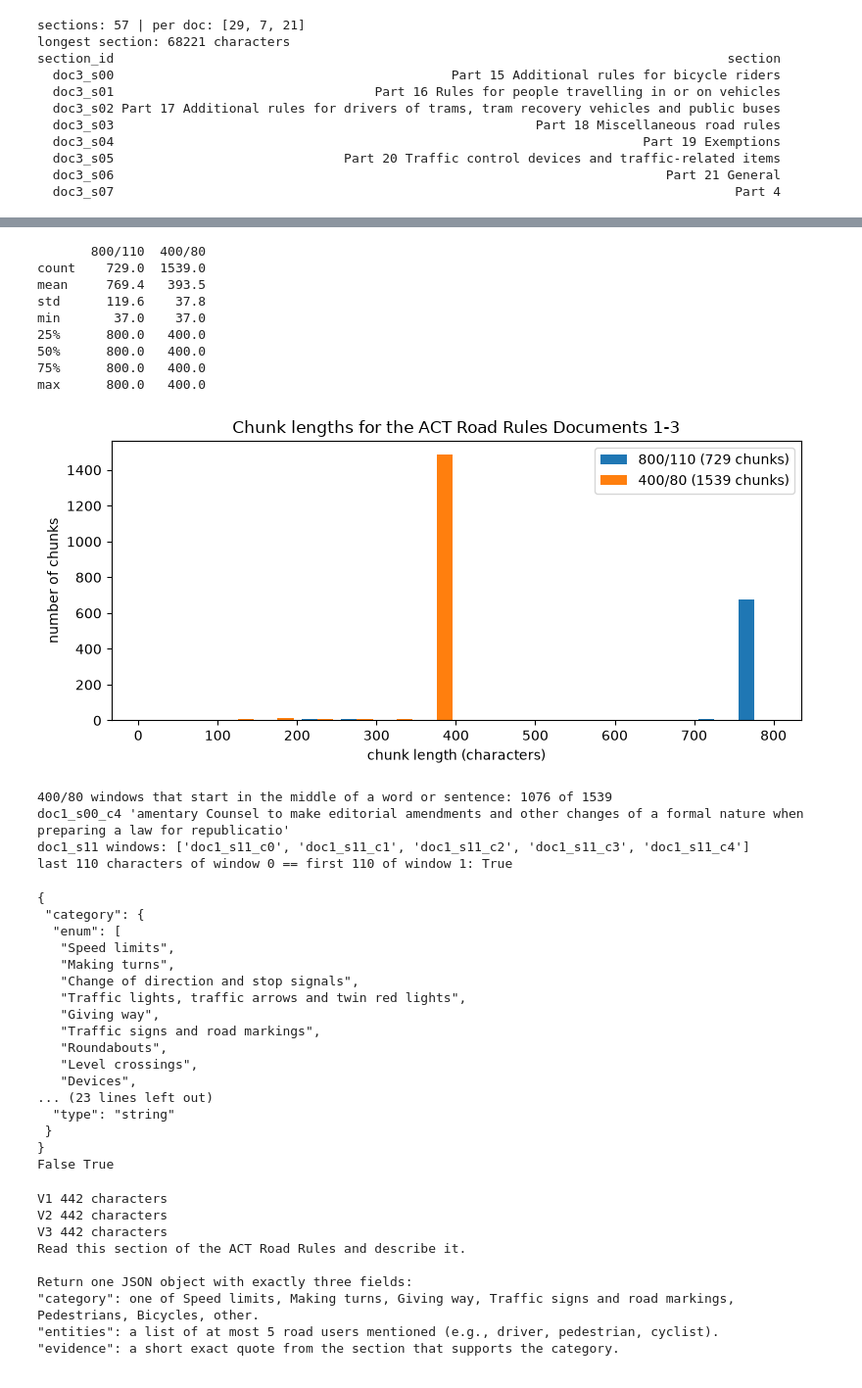
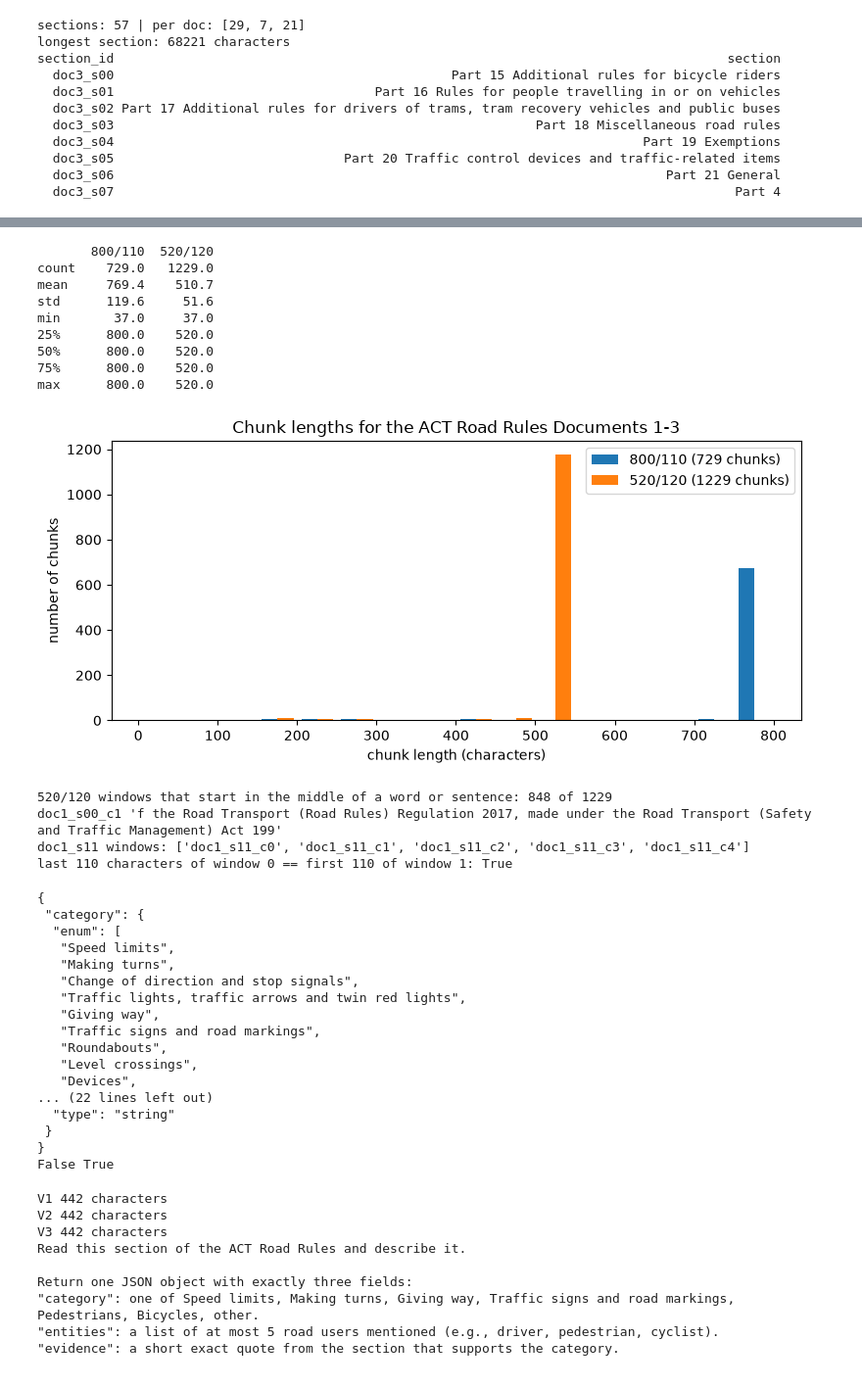
Before and after one commit to NhatHuyNguyen/3312605-dsts11523-final-project, a Jupyter notebook: part_b/notebooks/code.ipynb, the cells around one changed output, grey strips where cells are left out. Shown at 98% size. Drawn from its saved outputs; the diff is of its cells as text; code cells hidden in the pictures.

Commit message:
change chunk 400 to 520, building 3x2 search with/out metadata

```diff
--- a/part_b/notebooks/code.ipynb
+++ b/part_b/notebooks/code.ipynb
@@ -335,9 +335,9 @@ section_id
   doc3_s07                                                                                 Part 4
 # %%
 # Exercise 4.2 — cut long sections into overlapping windows: 800 characters with 150 overlap
-# (and 400 with 80 overlap, to compare). A chunk = one piece of text that the search can return.
+# (and 520 with 80 overlap, to compare). A chunk = one piece of text that the search can return.
 # A short section stays one chunk; the overlap repeats about two lines, so a sentence cut at a
-# border is whole in one of the chunks. Result: chunks_800 and chunks_400, one row per chunk.
+# border is whole in one of the chunks. Result: chunks_800 and chunks_520, one row per chunk.
 
 # The data contract for one chunk: its text plus the metadata we need later to filter and cite.
 class Chunk(BaseModel):                                   # the contract for one chunk
@@ -378,18 +378,18 @@ def chunk(sections, size=800, overlap=150):               # returns the chunks t
 # Build both chunk tables, then compare them: number of chunks, chunks per week, and the median
 # length (median = the middle value when all lengths are sorted).
 chunks_800 = chunk(sections_df, 800, 110)                 # main: 800 characters, 150 overlap
-chunks_400 = chunk(sections_df, 400, 80)                  # to compare: 400 characters, 80 overlap
-for name, c in [("800/110", chunks_800), ("400/80", chunks_400)]:   # compare the two settings
+chunks_520 = chunk(sections_df, 520, 120)                  # to compare: 520 characters, 80 overlap
+for name, c in [("800/110", chunks_800), ("520/120", chunks_520)]:   # compare the two settings
     print(f"{name}: {len(c)} chunks | per doc {c.groupby('doc').size().tolist()} | "   # counts per week
           f"median {int(c['text'].str.len().median())} characters")                     # typical length
 # Where does each gold quote land? List the chunk(s) that hold the WHOLE quote, for both settings.
 # regex=False: search for the quote as plain text, not as a regex (a text pattern).
 for q in gold_q[gold_q["answerable"]].itertuples():       # Q01 to Q10, the answerable questions
     in800 = chunks_800.loc[chunks_800["text"].str.contains(q.quote, regex=False), "chunk_id"].tolist()   # 800/110
-    in400 = chunks_400.loc[chunks_400["text"].str.contains(q.quote, regex=False), "chunk_id"].tolist()   # 400/80
-    print(q.id, "800/110:", in800, "| 400/80:", in400)    # the chunk(s) that hold the whole quote
+    in520 = chunks_520.loc[chunks_520["text"].str.contains(q.quote, regex=False), "chunk_id"].tolist()   # 520/120
+    print(q.id, "800/110:", in800, "| 520/120:", in520)    # the chunk(s) that hold the whole quote
 
 # Choose 800/110 setting because it ensure every quote is present in a chunk, and only a chunk.
-# 400/80 gives a lot of missing chunks for some quotes
+# 520/120 gives a lot of missing chunks for some quotes
 # %% [output]
 800/110: 729 chunks | per doc [166, 270, 293] | median 800 characters
@@ -413,51 +413,51 @@ Q15 800/110: ['doc2_s04_c8'] | 400/80: ['doc2_s04_c18']
 # Exercise 5.1 — inspect the chunks: length statistics and a histogram for both sizes, then two
 # pitfalls (common problems): small windows that start mid-sentence (lost context), and overlap
 # that repeats the same text in two chunks. Results: outputs/chunk_stats.csv, the chart
 # outputs/figures/chunk_lengths.png, and printed checks for both pitfalls.
 import matplotlib.pyplot as plt                           # matplotlib = charts
 Path("outputs/figures").mkdir(parents=True, exist_ok=True)   # folder for figures
 
 # Length statistics: describe() gives the count, mean, std (spread), min, quartiles and max.
 stats = pd.DataFrame({name: c["text"].str.len().describe().round(1)   # count, mean, min, quartiles, max
-                      for name, c in [("800/110", chunks_800), ("400/80", chunks_400)]})   # one column per setting
+                      for name, c in [("800/110", chunks_800), ("520/120", chunks_520)]})   # one column per setting
 stats.to_csv("outputs/chunk_stats.csv")                   # save the table for the report
 print(stats.to_string())                                  # show the table
 
 # Histogram: how many chunks fall in each length range, both settings in one chart.
 fig, ax = plt.subplots(figsize=(8, 3.8))                  # one chart, 8 x 3.8 inches
 # Bins (length ranges) are 50 characters wide; the + 0.5 moves each bin edge half a character up,
-# so a chunk of exactly 400 or 800 characters falls in the bin that ends at 400 or 800.
-ax.hist([chunks_800["text"].str.len(), chunks_400["text"].str.len()], bins=np.arange(0, 801, 50) + 0.5,   # 50-char bins; 400 and 800 fall in the bin ending there
-        label=[f"800/110 ({len(chunks_800)} chunks)", f"400/80 ({len(chunks_400)} chunks)"])      # legend labels
+# so a chunk of exactly 520 or 800 characters falls in the bin that ends at 520 or 800.
+ax.hist([chunks_800["text"].str.len(), chunks_520["text"].str.len()], bins=np.arange(0, 801, 50) + 0.5,   # 50-char bins; 520 and 800 fall in the bin ending there
+        label=[f"800/110 ({len(chunks_800)} chunks)", f"520/120 ({len(chunks_520)} chunks)"])      # legend labels
 ax.set_xlabel("chunk length (characters)"); ax.set_ylabel("number of chunks")   # axis labels
 ax.set_title("Chunk lengths for the ACT Road Rules Documents 1-3"); ax.legend()          # title and legend
 plt.tight_layout(); plt.savefig("outputs/figures/chunk_lengths.png", dpi=130); plt.show()   # save, then show
 
 # Pitfall 1: a later window (position > 0) that starts with a lowercase letter was probably cut in
 # the middle of a word or sentence, so it begins without its context.
-mid = chunks_400[(chunks_400["position"] > 0) & chunks_400["text"].str.match(r"[a-z]")]   # later windows starting lowercase
-print("400/80 windows that start in the middle of a word or sentence:", len(mid), "of", len(chunks_400))   # pitfall 1
+mid = chunks_520[(chunks_520["position"] > 0) & chunks_520["text"].str.match(r"[a-z]")]   # later windows starting lowercase
+print("520/120 windows that start in the middle of a word or sentence:", len(mid), "of", len(chunks_520))   # pitfall 1
 print(mid.iloc[0]["chunk_id"], repr(mid.iloc[0]["text"][:120]))   # how the first of them begins
 # Pitfall 2: section w04_s005 was cut into two 800-character windows. With 150 overlap, the last
 # 150 characters of window 0 should be exactly the first 150 characters of window 1.
 two = chunks_800[chunks_800["section_id"] == "doc1_s11"]  # a section that needed more than 800-character windows
 # "doc1_s11" has over 2895 chars
 print("doc1_s11 windows:", two["chunk_id"].tolist())      # its chunk ids
 print("last 110 characters of window 0 == first 110 of window 1:",   # pitfall 2: overlap duplicates text
       two.iloc[0]["text"][-110:] == two.iloc[1]["text"][:110])       # True = the same text sits in both chunks
 # %% [output]
-       800/110  400/80
-count    729.0  1539.0
-mean     769.4   393.5
-std      119.6    37.8
-min       37.0    37.0
-25%      800.0   400.0
-50%      800.0   400.0
-75%      800.0   400.0
-max      800.0   400.0
+       800/110  520/120
+count    729.0   1229.0
+mean     769.4    510.7
+std      119.6     51.6
+min       37.0     37.0
+25%      800.0    520.0
+50%      800.0    520.0
+75%      800.0    520.0
+max      800.0    520.0
-[figure, old version]
+[figure, new version]
-400/80 windows that start in the middle of a word or sentence: 1076 of 1539
-doc1_s00_c4 'amentary Counsel to make editorial amendments and other changes of a formal nature when preparing a law for republicatio'
+520/120 windows that start in the middle of a word or sentence: 848 of 1229
+doc1_s00_c1 'f the Road Transport (Road Rules) Regulation 2017, made under the Road Transport (Safety and Traffic Management) Act 199'
 doc1_s11 windows: ['doc1_s11_c0', 'doc1_s11_c1', 'doc1_s11_c2', 'doc1_s11_c3', 'doc1_s11_c4']
 last 110 characters of window 0 == first 110 of window 1: True
 # %%
@@ -475,7 +475,7 @@ RuleCategory = Literal["Speed limits", "Making turns", "Change of direction and
                    "Traffic signs and road markings", "Roundabouts", "Level crossings",
                    "Devices", "Parking", "other"]                  # task types
 
-ENTITIES = ["driver", "passenger", "pedestrian", "riders"]
+ENTITIES = ["driver", "pedestrian", "rider"]
 Entities = Literal[tuple(ENTITIES)]
 ALIASES = {"ute": ["truck", "lorry"]}
 
@@ -484,7 +484,7 @@ ALIASES = {"ute": ["truck", "lorry"]}
 class SectionMetadata(BaseModel):                         # the JSON object the LLM must return
     model_config = ConfigDict(extra="forbid")             # exactly these four fields, nothing extra
     category: RuleCategory                                  # exactly one of the multiple categories
-    entities: list[Entities] = Field(max_length=4) # e.g., ["driver", "pedestrian", "riders"]
+    entities: list[Entities] = Field(max_length=1)        # one entity for each row
     evidence: str = Field(min_length=1)                   # an exact quote from the section
 
     # An extra rule that a type alone cannot express: the evidence must not be only spaces.
@@ -523,7 +523,7 @@ print(entity_in_text("git", "push to GitHub"), entity_in_text("github", "push to
    "Roundabouts",
    "Level crossings",
    "Devices",
-... (23 lines left out)
+... (22 lines left out)
   "type": "string"
  }
 }
```
Also changed, not shown: parts of 14 cells of this notebook.
